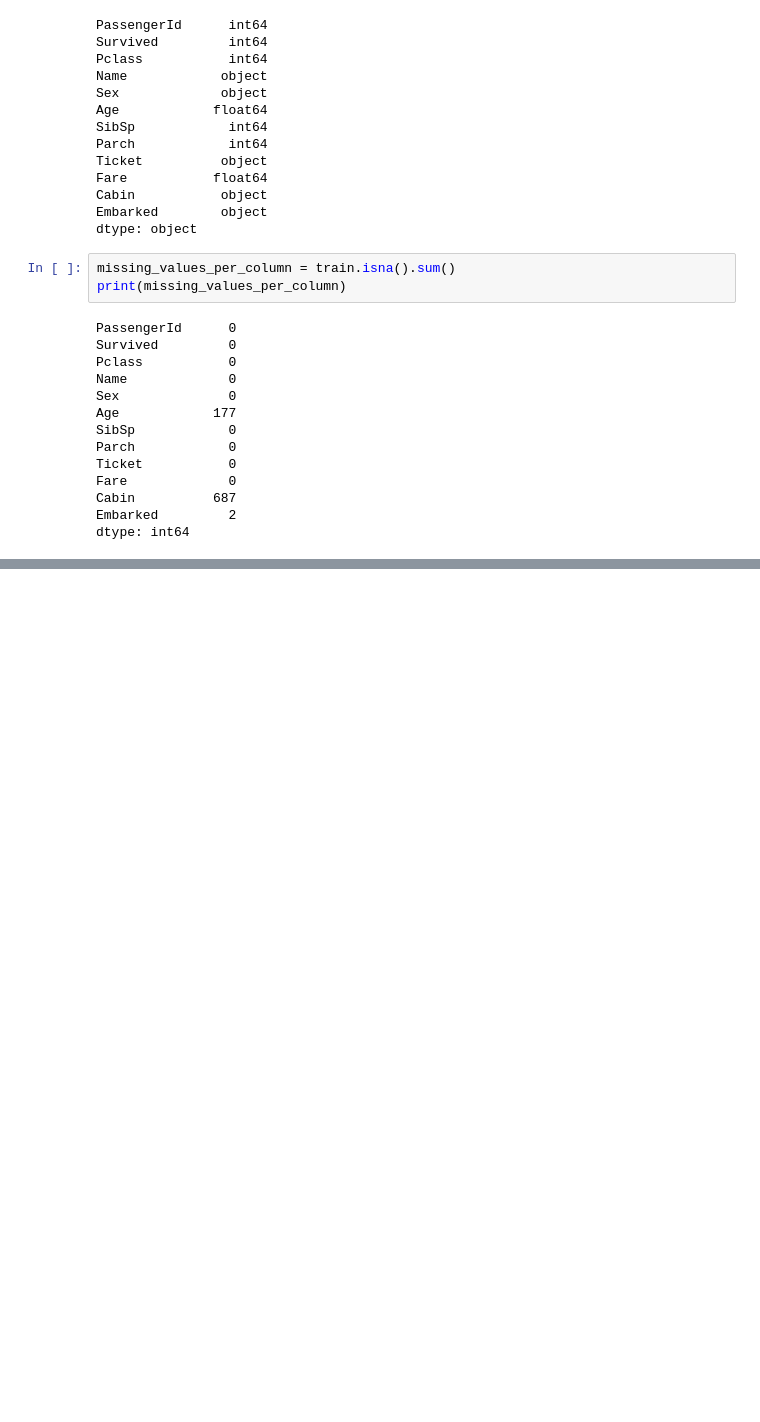
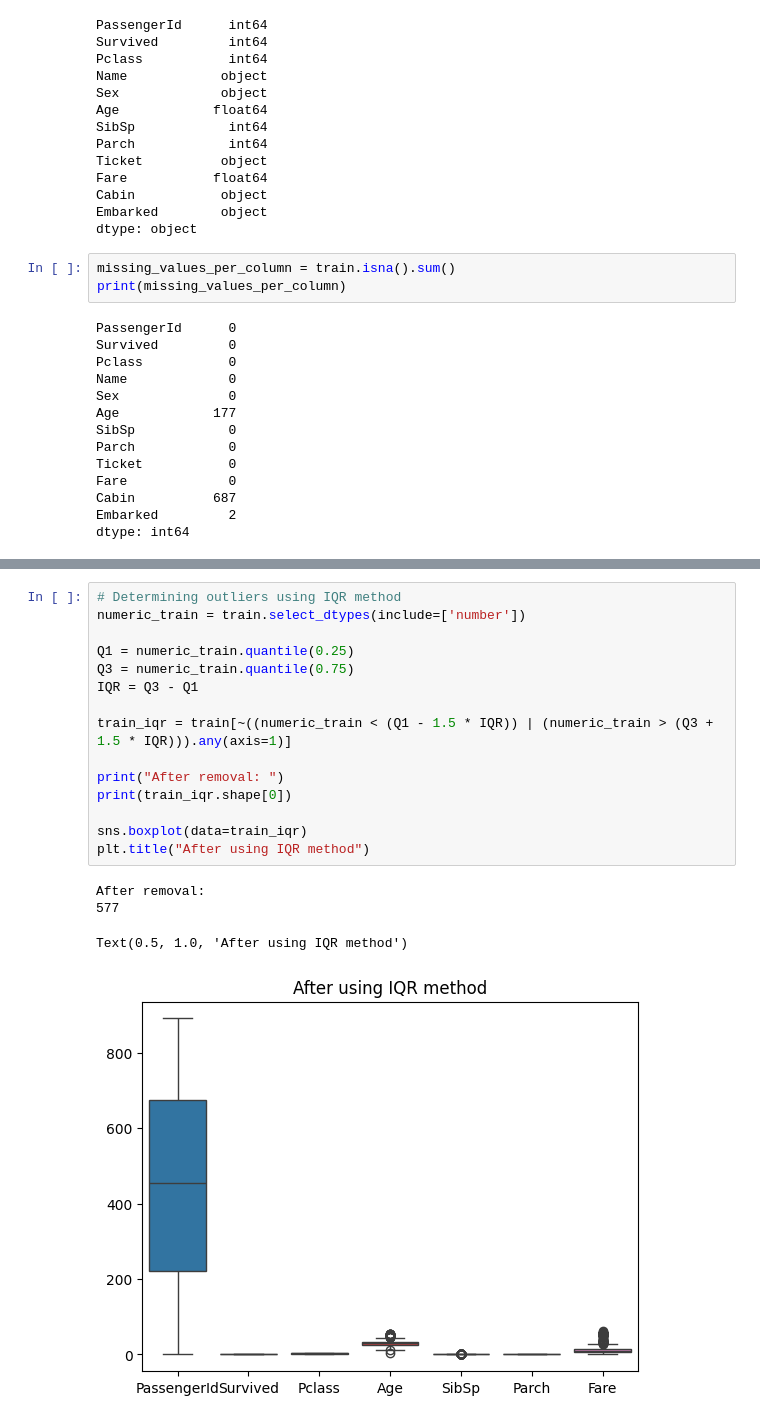
Before and after one commit to DawidK4/MyNotebooks, a Jupyter notebook: Titanic/titanic.ipynb, the cells around one changed output, grey strips where cells are left out. Cells and saved outputs as stored; diff of their text form; blank space fills up the shorter version.

```diff
--- a/Titanic/titanic.ipynb
+++ b/Titanic/titanic.ipynb
@@ -87,0 +132,20 @@ dtype: int64
+# %%
+# Determining outliers using IQR method
+numeric_train = train.select_dtypes(include=['number'])
+
+Q1 = numeric_train.quantile(0.25)
+Q3 = numeric_train.quantile(0.75)
+IQR = Q3 - Q1
+
+train_iqr = train[~((numeric_train < (Q1 - 1.5 * IQR)) | (numeric_train > (Q3 + 1.5 * IQR))).any(axis=1)]
+
+print("After removal: ")
+print(train_iqr.shape[0])
+
+sns.boxplot(data=train_iqr)
+plt.title("After using IQR method")
+# %% [output]
+After removal:
+577
+Text(0.5, 1.0, 'After using IQR method')
+[figure, added]
```
Also changed, not shown: parts of 8 cells of this notebook.
